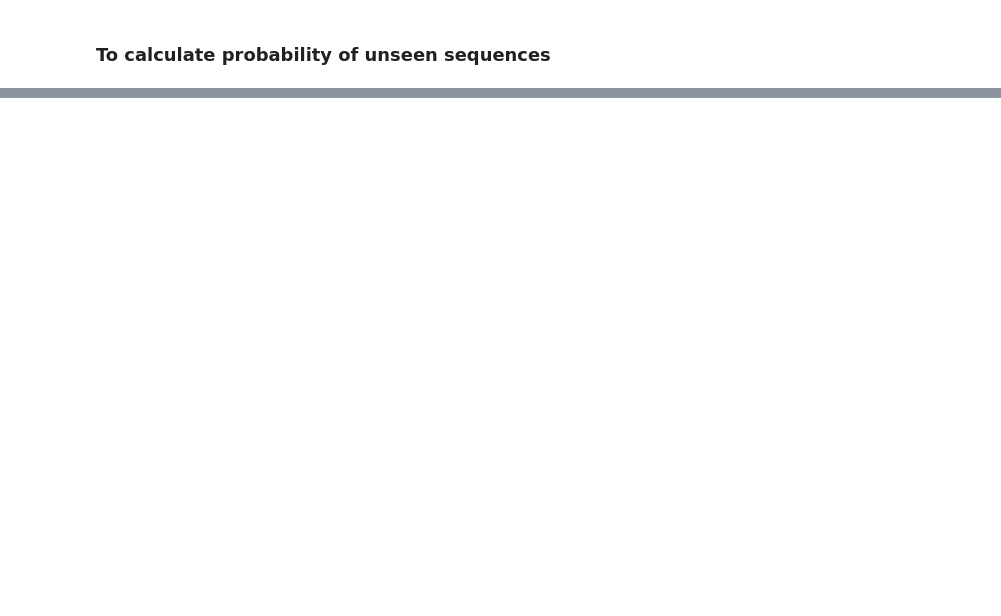
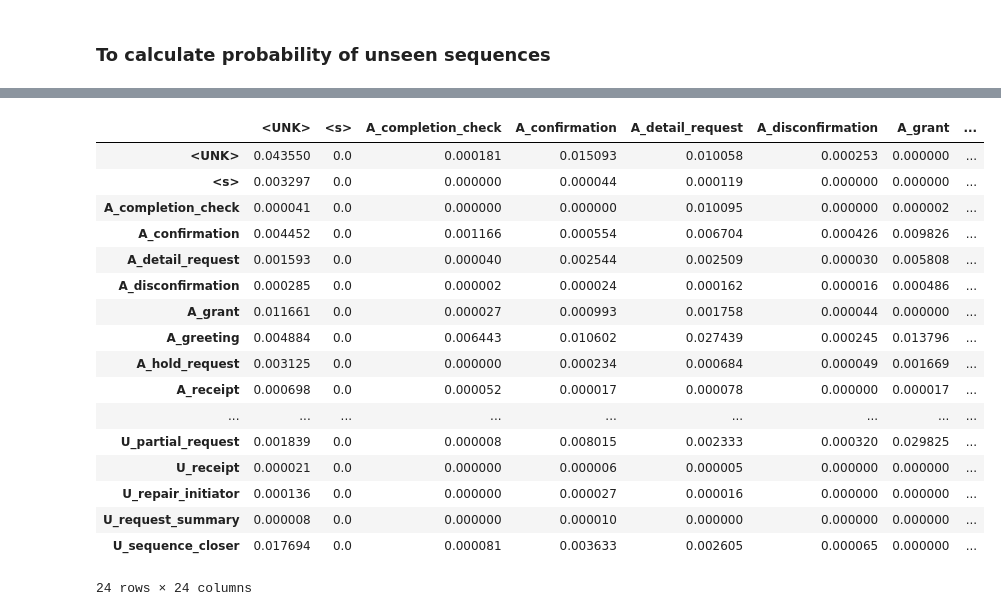
Before and after one commit to guedesbruna/NLP_Automatic_dialog_extraction, a Jupyter notebook: Baseline model.ipynb, the cells around one changed output, grey strips where cells are left out. Saved outputs shown, nothing was run; the diff lists cells and outputs as text; code cells hidden in the pictures; blank space fills up the shorter version.

```diff
--- a/Baseline model.ipynb
+++ b/Baseline model.ipynb
@@ -610,0 +940,22 @@ for ngrams in ngrams_prob.values():
+# %%
+emition_p_df['A_confirmation']['<UNK>'] #column, row
+emition_p_df
+# %% [output]
+|  | <UNK> | <s> | A_completion_check | A_confirmation | A_detail_request | A_disconfirmation | A_grant | ... |
+| <UNK> | 0.043550 | 0.0 | 0.000181 | 0.015093 | 0.010058 | 0.000253 | 0.000000 | ... |
+| <s> | 0.003297 | 0.0 | 0.000000 | 0.000044 | 0.000119 | 0.000000 | 0.000000 | ... |
+| A_completion_check | 0.000041 | 0.0 | 0.000000 | 0.000000 | 0.010095 | 0.000000 | 0.000002 | ... |
+| A_confirmation | 0.004452 | 0.0 | 0.001166 | 0.000554 | 0.006704 | 0.000426 | 0.009826 | ... |
+| A_detail_request | 0.001593 | 0.0 | 0.000040 | 0.002544 | 0.002509 | 0.000030 | 0.005808 | ... |
+| A_disconfirmation | 0.000285 | 0.0 | 0.000002 | 0.000024 | 0.000162 | 0.000016 | 0.000486 | ... |
+| A_grant | 0.011661 | 0.0 | 0.000027 | 0.000993 | 0.001758 | 0.000044 | 0.000000 | ... |
+| A_greeting | 0.004884 | 0.0 | 0.006443 | 0.010602 | 0.027439 | 0.000245 | 0.013796 | ... |
+| A_hold_request | 0.003125 | 0.0 | 0.000000 | 0.000234 | 0.000684 | 0.000049 | 0.001669 | ... |
+| A_receipt | 0.000698 | 0.0 | 0.000052 | 0.000017 | 0.000078 | 0.000000 | 0.000017 | ... |
+| ... | ... | ... | ... | ... | ... | ... | ... | ... |
+| U_partial_request | 0.001839 | 0.0 | 0.000008 | 0.008015 | 0.002333 | 0.000320 | 0.029825 | ... |
+| U_receipt | 0.000021 | 0.0 | 0.000000 | 0.000006 | 0.000005 | 0.000000 | 0.000000 | ... |
+| U_repair_initiator | 0.000136 | 0.0 | 0.000000 | 0.000027 | 0.000016 | 0.000000 | 0.000000 | ... |
+| U_request_summary | 0.000008 | 0.0 | 0.000000 | 0.000010 | 0.000000 | 0.000000 | 0.000000 | ... |
+| U_sequence_closer | 0.017694 | 0.0 | 0.000081 | 0.003633 | 0.002605 | 0.000065 | 0.000000 | ... |
+24 rows × 24 columns
```
Also changed, not shown: parts of 36 cells of this notebook.
